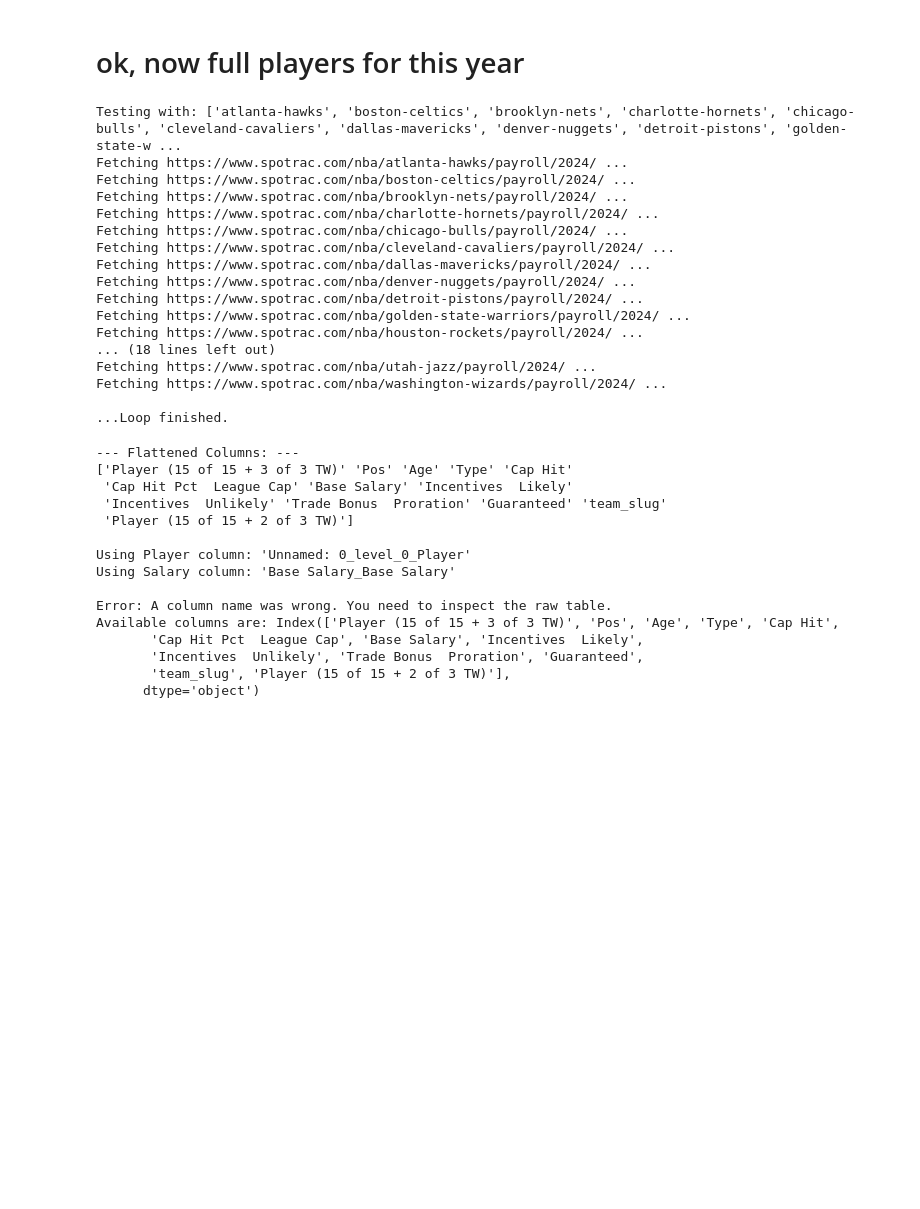
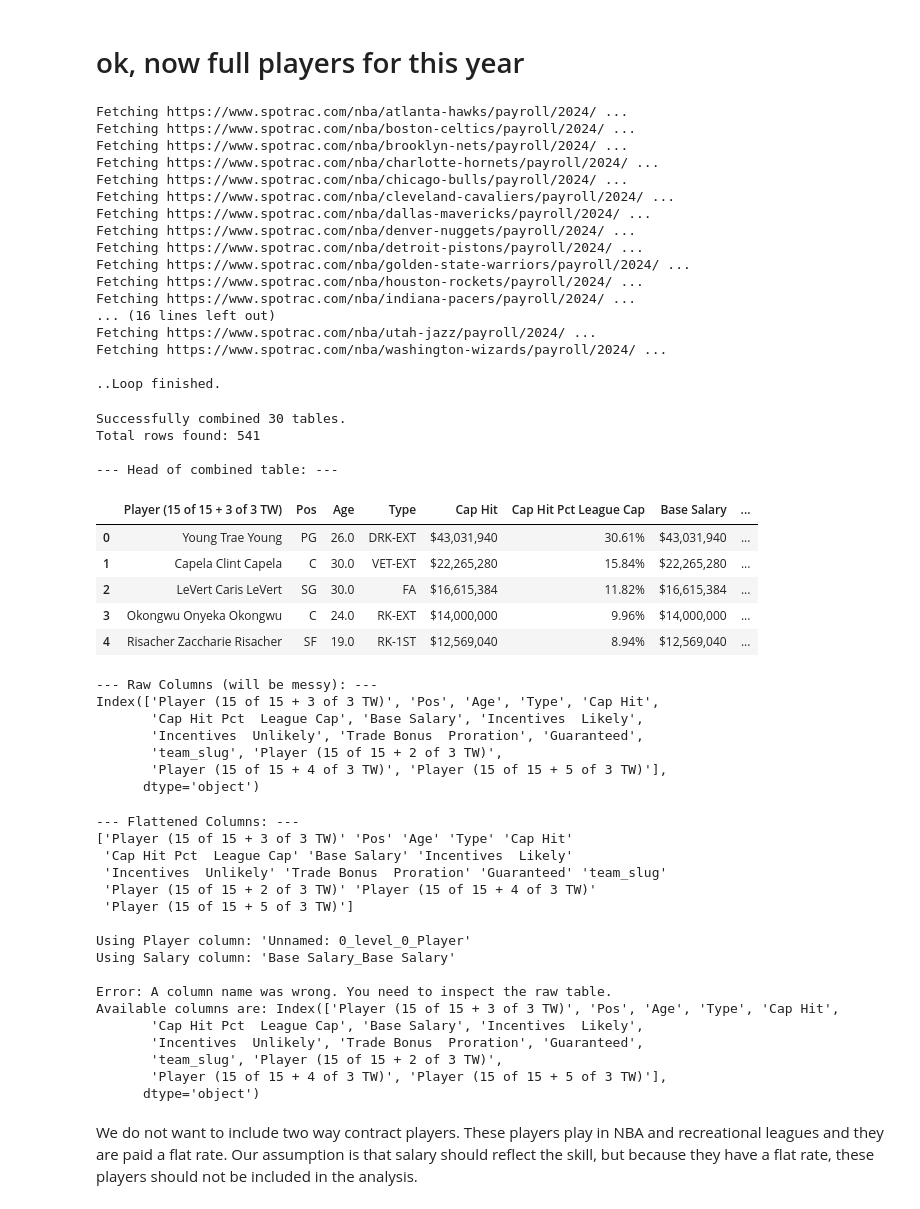
Before and after one commit to TylerVenner/Analysis-of-NBA-Contract-Valuation-Bias, a Jupyter notebook: notebooks/Tyler/Week_4_salary_prototyping.ipynb, the cells around one changed output. Cells and saved outputs as stored; diff of their text form; code cells hidden in the pictures; blank space fills up the shorter version.

Commit message:
fixed LA clippers not scraping correctly

```diff
--- a/notebooks/Tyler/Week_4_salary_prototyping.ipynb
+++ b/notebooks/Tyler/Week_4_salary_prototyping.ipynb
@@ -283,7 +283,7 @@ TEAM_SLUGS = [
     'atlanta-hawks', 'boston-celtics', 'brooklyn-nets', 'charlotte-hornets',
     'chicago-bulls', 'cleveland-cavaliers', 'dallas-mavericks', 'denver-nuggets',
     'detroit-pistons', 'golden-state-warriors', 'houston-rockets', 'indiana-pacers',
-    'los-angeles-clippers', 'los-angeles-lakers', 'memphis-grizzlies',
+    'la-clippers', 'los-angeles-lakers', 'memphis-grizzlies',
     'miami-heat', 'milwaukee-bucks', 'minnesota-timberwolves', 'new-orleans-pelicans',
     'new-york-knicks', 'oklahoma-city-thunder', 'orlando-magic',
     'philadelphia-76ers', 'phoenix-suns', 'portland-trail-blazers',
@@ -303,8 +303,6 @@ headers = {
     "User-Agent": "Mozilla/5.0 (Windows NT 10.0; Win64; x64) AppleWebKit/537.36 (KHTML, like Gecko) Chrome/58.0.3029.110 Safari/537.36"
 }
 # %%
-print(f"Testing with: {TEAM_SLUGS}")
-
 all_team_dfs = [] # This will hold each team's DataFrame
 
 for slug in TEAM_SLUGS:
@@ -335,7 +333,6 @@ for slug in TEAM_SLUGS:
 
 print("\n..Loop finished.")
 # %% [output]
-Testing with: ['atlanta-hawks', 'boston-celtics', 'brooklyn-nets', 'charlotte-hornets', 'chicago-bulls', 'cleveland-cavaliers', 'dallas-mavericks', 'denver-nuggets', 'detroit-pistons', 'golden-state-w ...
 Fetching https://www.spotrac.com/nba/atlanta-hawks/payroll/2024/ ...
 Fetching https://www.spotrac.com/nba/boston-celtics/payroll/2024/ ...
 Fetching https://www.spotrac.com/nba/brooklyn-nets/payroll/2024/ ...
@@ -347,11 +344,46 @@ Fetching https://www.spotrac.com/nba/denver-nuggets/payroll/2024/ ...
 Fetching https://www.spotrac.com/nba/detroit-pistons/payroll/2024/ ...
 Fetching https://www.spotrac.com/nba/golden-state-warriors/payroll/2024/ ...
 Fetching https://www.spotrac.com/nba/houston-rockets/payroll/2024/ ...
-... (18 lines left out)
+Fetching https://www.spotrac.com/nba/indiana-pacers/payroll/2024/ ...
+... (16 lines left out)
 Fetching https://www.spotrac.com/nba/utah-jazz/payroll/2024/ ...
 Fetching https://www.spotrac.com/nba/washington-wizards/payroll/2024/ ...
 
-...Loop finished.
+..Loop finished.
+# %%
+if all_team_dfs:
+    # Combine all the separate team DataFrames into one big one
+    combined_df_raw = pd.concat(all_team_dfs, ignore_index=True)
+
+    print(f"Successfully combined {len(all_team_dfs)} tables.")
+    print(f"Total rows found: {len(combined_df_raw)}")
+
+    print("\n--- Head of combined table: ---")
+    display(combined_df_raw.head())
+
+    print("\n--- Raw Columns (will be messy): ---")
+    print(combined_df_raw.columns)
+else:
+    print("No dataframes to combine.")
+    combined_df_raw = None
+# %% [output]
+Successfully combined 30 tables.
+Total rows found: 541
+
+--- Head of combined table: ---
+|  | Player (15 of 15 + 3 of 3 TW) | Pos | Age | Type | Cap Hit | Cap Hit Pct League Cap | Base Salary | ... |
+| 0 | Young Trae Young | PG | 26.0 | DRK-EXT | $43,031,940 | 30.61% | $43,031,940 | ... |
+| 1 | Capela Clint Capela | C | 30.0 | VET-EXT | $22,265,280 | 15.84% | $22,265,280 | ... |
+| 2 | LeVert Caris LeVert | SG | 30.0 | FA | $16,615,384 | 11.82% | $16,615,384 | ... |
+| 3 | Okongwu Onyeka Okongwu | C | 24.0 | RK-EXT | $14,000,000 | 9.96% | $14,000,000 | ... |
+| 4 | Risacher Zaccharie Risacher | SF | 19.0 | RK-1ST | $12,569,040 | 8.94% | $12,569,040 | ... |
+--- Raw Columns (will be messy): ---
+Index(['Player (15 of 15 + 3 of 3 TW)', 'Pos', 'Age', 'Type', 'Cap Hit',
+       'Cap Hit Pct  League Cap', 'Base Salary', 'Incentives  Likely',
+       'Incentives  Unlikely', 'Trade Bonus  Proration', 'Guaranteed',
+       'team_slug', 'Player (15 of 15 + 2 of 3 TW)',
+       'Player (15 of 15 + 4 of 3 TW)', 'Player (15 of 15 + 5 of 3 TW)'],
+      dtype='object')
 # %%
 if combined_df_raw is not None:
 
@@ -398,7 +430,8 @@ else:
 ['Player (15 of 15 + 3 of 3 TW)' 'Pos' 'Age' 'Type' 'Cap Hit'
  'Cap Hit Pct  League Cap' 'Base Salary' 'Incentives  Likely'
  'Incentives  Unlikely' 'Trade Bonus  Proration' 'Guaranteed' 'team_slug'
- 'Player (15 of 15 + 2 of 3 TW)']
+ 'Player (15 of 15 + 2 of 3 TW)' 'Player (15 of 15 + 4 of 3 TW)'
+ 'Player (15 of 15 + 5 of 3 TW)']
 
 Using Player column: 'Unnamed: 0_level_0_Player'
 Using Salary column: 'Base Salary_Base Salary'
@@ -407,5 +440,8 @@ Error: A column name was wrong. You need to inspect the raw table.
 Available columns are: Index(['Player (15 of 15 + 3 of 3 TW)', 'Pos', 'Age', 'Type', 'Cap Hit',
        'Cap Hit Pct  League Cap', 'Base Salary', 'Incentives  Likely',
        'Incentives  Unlikely', 'Trade Bonus  Proration', 'Guaranteed',
-       'team_slug', 'Player (15 of 15 + 2 of 3 TW)'],
+       'team_slug', 'Player (15 of 15 + 2 of 3 TW)',
+       'Player (15 of 15 + 4 of 3 TW)', 'Player (15 of 15 + 5 of 3 TW)'],
       dtype='object')
+# %% [markdown]
+We do not want to include two way contract players. These players play in NBA and recreational leagues and they are paid a flat rate. Our assumption is that salary should reflect the skill, but because they have a flat rate, these players should not be included in the analysis.
```
